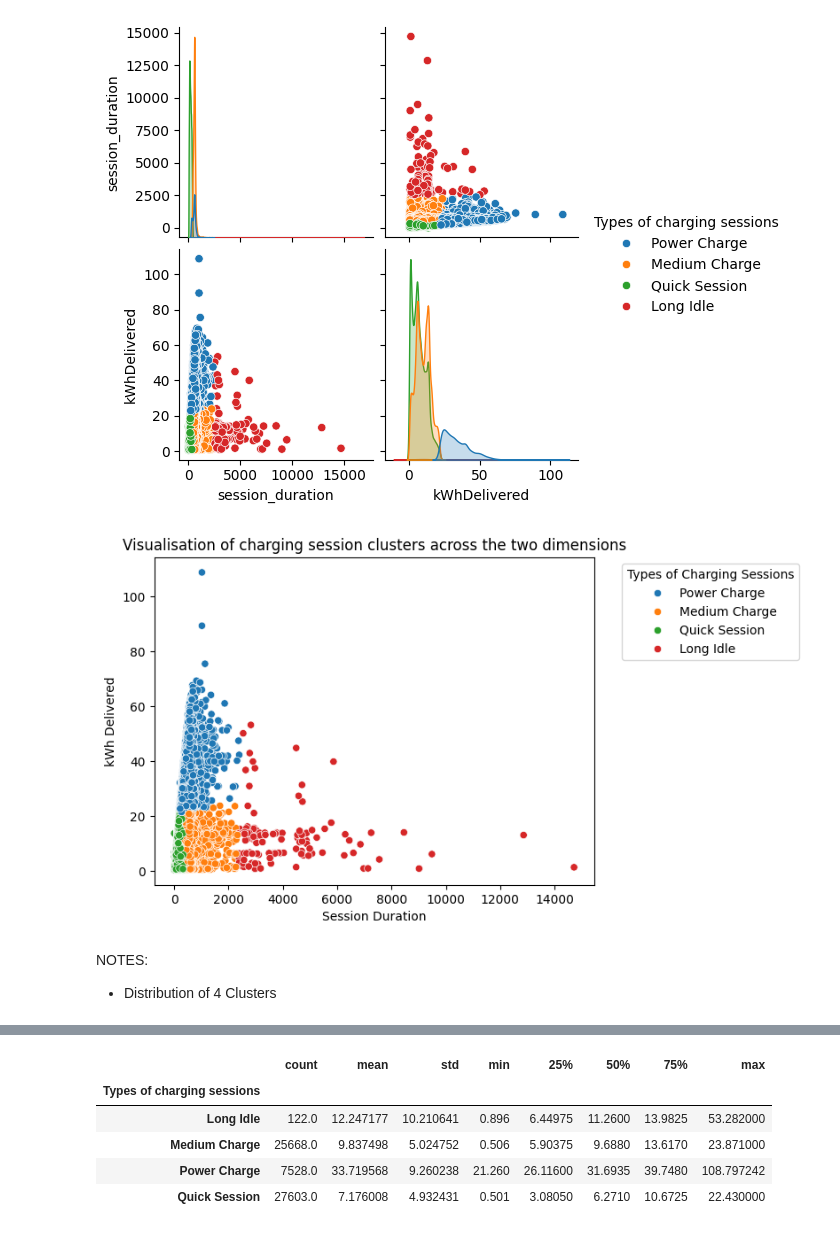
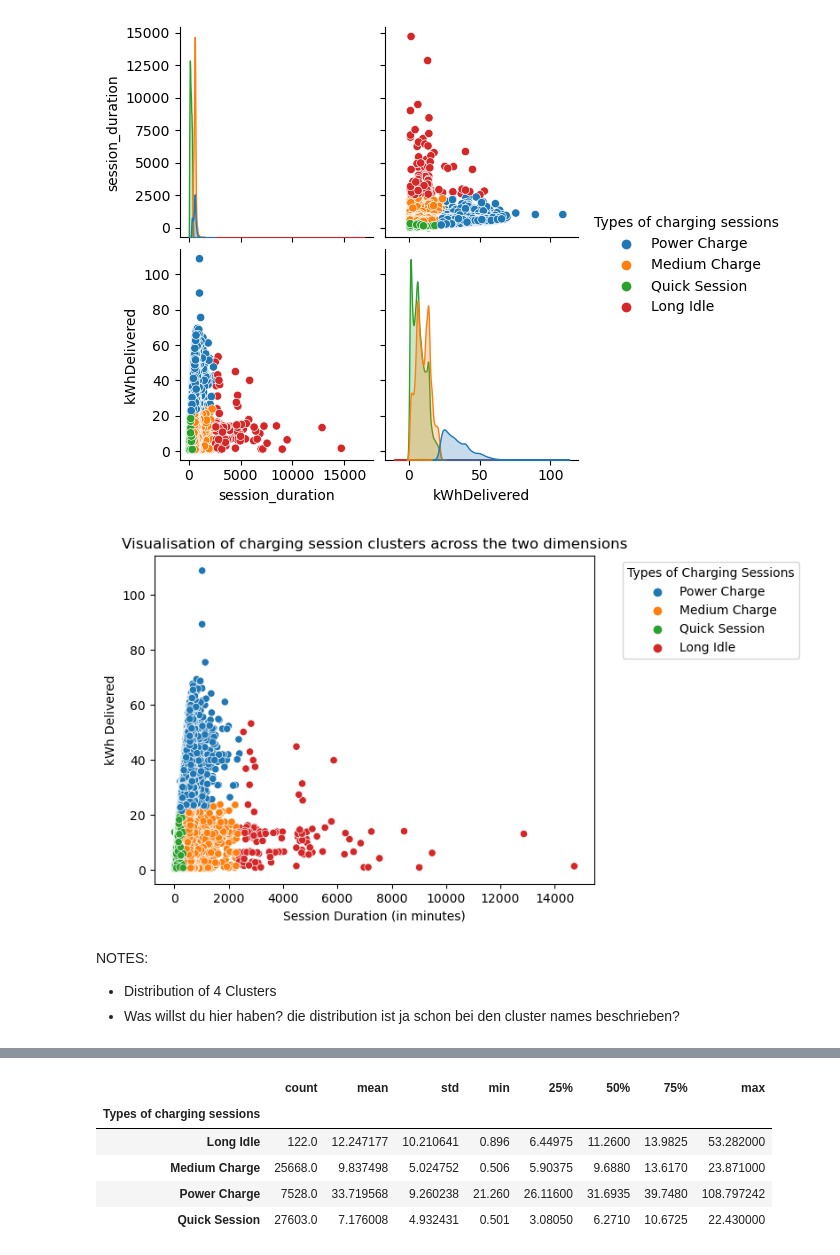
Before and after one commit to Amocon/A-Team_AA-Team-Assignment_2024, a Jupyter notebook: aa_team_assignment/03_clustering_analysis.ipynb, the cells around one changed output, grey strips where cells are left out. Drawn from its saved outputs; the diff is of its cells as text; code cells hidden in the pictures.

```diff
--- a/aa_team_assignment/03_clustering_analysis.ipynb
+++ b/aa_team_assignment/03_clustering_analysis.ipynb
@@ -261,16 +239,17 @@ sns.pairplot(data=X, hue=charging_session_types)
 # %%
 # Final plot
 sns.scatterplot(data=X, x='session_duration', y='kWhDelivered', hue=charging_session_types)
 plt.title('Visualisation of charging session clusters across the two dimensions')
-plt.xlabel('Session Duration')
+plt.xlabel('Session Duration (in minutes)')
 plt.ylabel('kWh Delivered')
 plt.legend(title='Types of Charging Sessions', bbox_to_anchor=(1.05, 1), loc='upper left')
 plt.show()
 # %% [output]
-[figure, old version]
+[figure, new version]
-# %% [markdown]
-NOTES:
-- Distribution of 4 Clusters
+# %% [markdown]
+NOTES:
+- Distribution of 4 Clusters
+- Was willst du hier haben? die distribution ist ja schon bei den cluster names beschrieben?
 # %%
 # Length of each cluster
 print(X[charging_session_types].value_counts())
```
Also changed, not shown: parts of 44 cells of this notebook.
